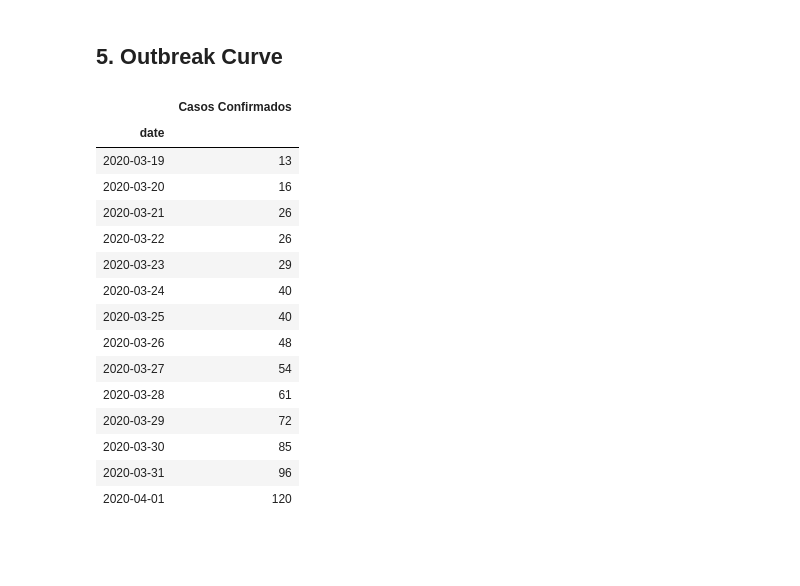
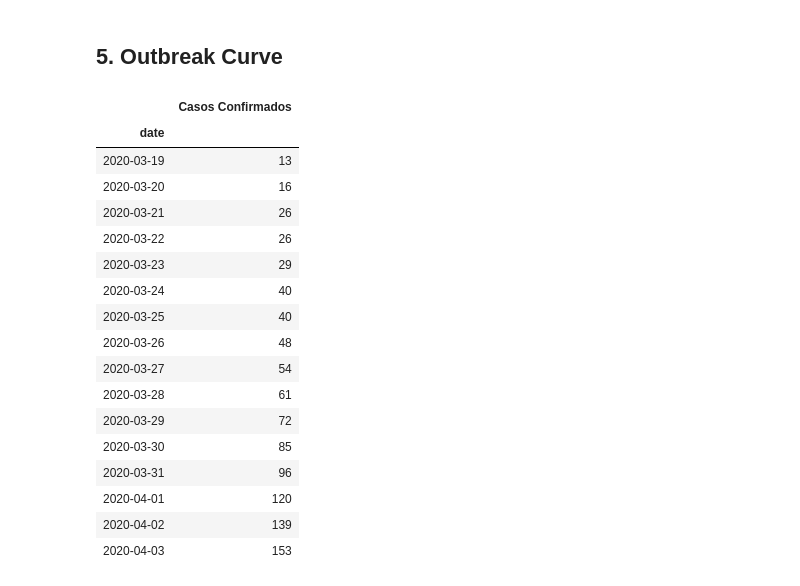
Before and after one commit to FabricioMatos/map-covid-19-es, a Jupyter notebook: 01-covid-19-map.ipynb, the cells around one changed output. Saved outputs shown, nothing was run; the diff lists cells and outputs as text; code cells hidden in the pictures; blank space fills up the shorter version.

```diff
--- a/01-covid-19-map.ipynb
+++ b/01-covid-19-map.ipynb
@@ -382,6 +435,6 @@ df_prep = df_c[df_c.occurrences > 0].copy()
 print(df_prep.shape)
 
 df_prep.columns = ['country', 'state', 'region', 'city', 'date', 'lat', 'long', 'Tipo de Caso:', 'occurrences']
-df_prep['Tipo de Caso:'] = df_prep['Tipo de Caso:'].apply(lambda c: 'Suspeito' if c=='Investigation' else 'Confirmado')
+#df_prep['Tipo de Caso:'] = df_prep['Tipo de Caso:'].apply(lambda c: 'Suspeito' if c=='Investigation' else 'Confirmado')
 df_prep
 # %% [output]
@@ -730,28 +731,32 @@ result: 0
 # %% [markdown]
 ## 5. Outbreak Curve
 # %%
-df_prep_days_c = df_prep[df_prep['Tipo de Caso:'] == 'Confirmado'].groupby(['date']).sum()
-df_prep_days_s = df_prep[df_prep['Tipo de Caso:'] == 'Suspeito'].groupby(['date']).sum()
+df_prep_days_c = df_prep[df_prep['Tipo de Caso:'] == 'Confirmados'].groupby(['date']).sum()
+df_prep_days_s = df_prep[df_prep['Tipo de Caso:'] == 'Suspeitos'].groupby(['date']).sum()
+df_prep_days_d = df_prep[df_prep['Tipo de Caso:'] == 'Óbitos'].groupby(['date']).sum()
 df_prep_days_c.columns = ['Casos Confirmados']
 df_prep_days_s.columns = ['Casos Suspeitos']
+df_prep_days_d.columns = ['Óbitos']
 df_prep_days_c
 # %% [output]
 |  | Casos Confirmados |
 | date |  |
 | 2020-03-19 | 13 |
 | 2020-03-20 | 16 |
 | 2020-03-21 | 26 |
 | 2020-03-22 | 26 |
 | 2020-03-23 | 29 |
 | 2020-03-24 | 40 |
 | 2020-03-25 | 40 |
 | 2020-03-26 | 48 |
 | 2020-03-27 | 54 |
 | 2020-03-28 | 61 |
 | 2020-03-29 | 72 |
 | 2020-03-30 | 85 |
 | 2020-03-31 | 96 |
 | 2020-04-01 | 120 |
+| 2020-04-02 | 139 |
+| 2020-04-03 | 153 |
 # %%
 fig = df_prep_days_s.plot(
     kind='line', color='DodgerBlue', alpha=0.75, rot=90, title='COVID-19 Brazil/ES', logy=False).get_figure()
```
Also changed, not shown: parts of 19 cells of this notebook, 8 other files.
